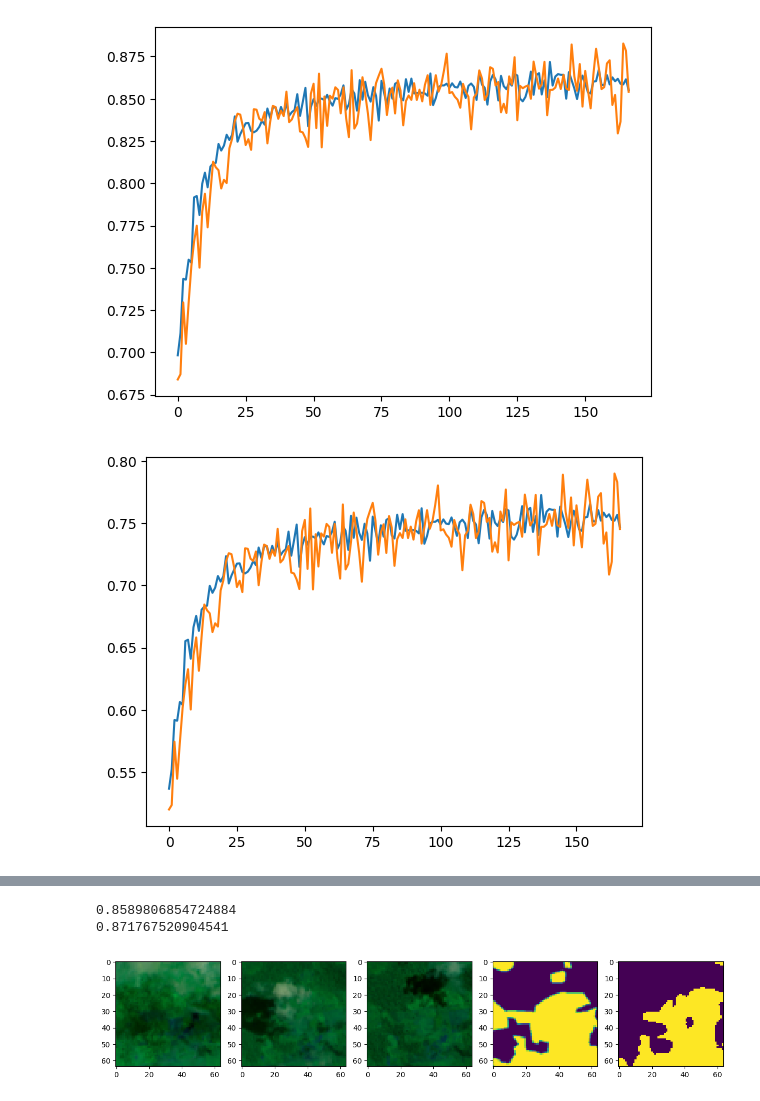
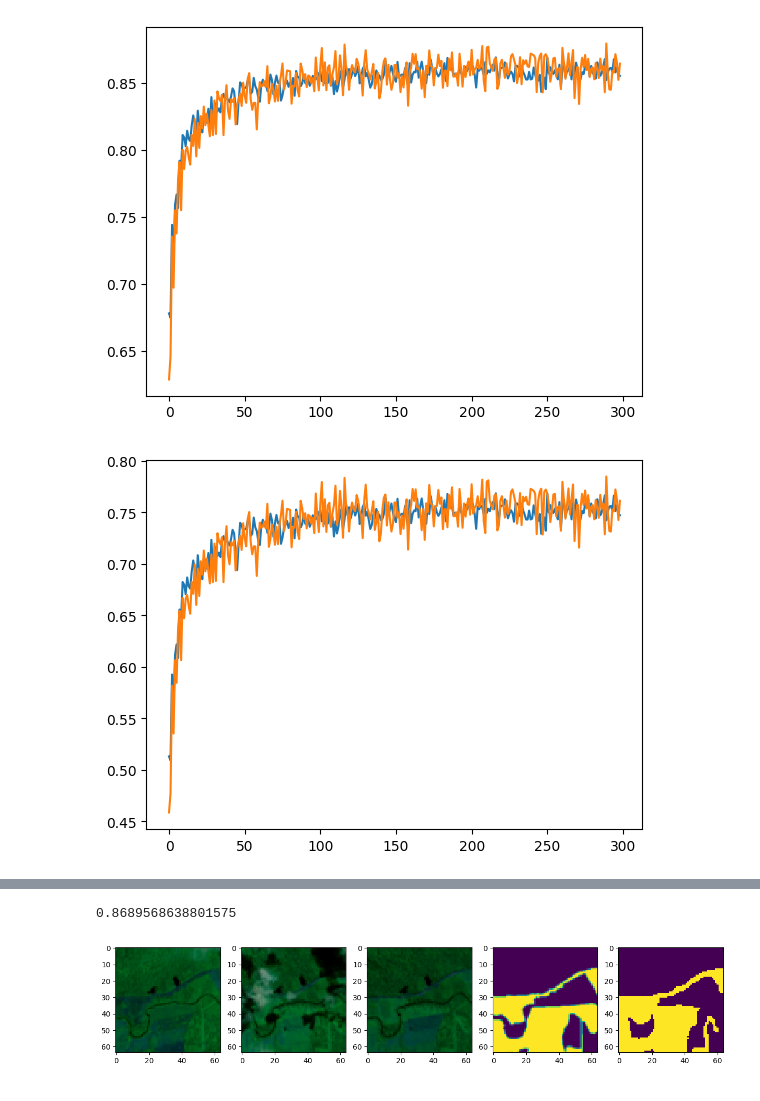
Before and after one commit to danilolc/deforestation-segmentation, a Jupyter notebook: 7 Triple Segmentation.ipynb, the cells around one changed output, grey strips where cells are left out. Cells and saved outputs as stored; diff of their text form; code cells hidden in the pictures.

```diff
--- a/7 Triple Segmentation.ipynb
+++ b/7 Triple Segmentation.ipynb
@@ -61,8 +61,8 @@ class SatelliteDataset(Dataset):
                 transforms.RandomCrop((64, 64)),
                 transforms.Normalize(IM, IS),
 
-                transforms.RandomApply([ChannelJitter(0.2, 0.2)], p=0.3),
-                transforms.RandomApply([RandomNoise(0.2)], p=0.3),
+                transforms.RandomApply([ChannelJitter(0.2, 0.2)], p=0.2),
+                transforms.RandomApply([RandomNoise(0.2)], p=0.2),
             ])
 
     def __len__(self):
@@ -80,6 +80,10 @@ class SatelliteDataset(Dataset):
 
         return img[:-1, :, :].to(device), img[-1, :, :].to(device)
 
+# Results depend on validation set, so we fix the seed
+np.random.seed(0)
+torch.manual_seed(0)
+
 positions = df[["lat", "lon"]].drop_duplicates()
 
 train_positions = positions.sample(frac=0.8)
@@ -94,4 +98,6 @@ val_dl = DataLoader(val_ds, batch_size=len(val_ds) * 4, shuffle=True)
 test_dl = DataLoader(train_ds, batch_size=len(val_ds), shuffle=True)
 
 len(train_ds), len(val_ds)
+
+val_ds.positions
 # %% [output]
@@ -115,6 +134,7 @@ class Network(nn.Module):
         super().__init__()
 
         self.enc = nn.Sequential(
+            ConvolutionBlock(8, 8, kernel_size=3),
             ASPP(8, 8),
         )
 
@@ -203,8 +223,8 @@ loss_fn = lambda output, target: bce_loss(output, target) + 2 * ssim_loss(torch.
 
 optimizer = torch.optim.AdamW(model.parameters(), lr=1e-4)
 
-epochs = 200
-patience = 30
+epochs = 300
+patience = 100
 
 best_f1 = -torch.inf
 best_model = model.state_dict()
@@ -271,33 +291,23 @@ for i in range(epochs):
 ... (88 outputs left out)
 # %%
-from scipy.ndimage import uniform_filter1d
+model.eval()
 
 val_f1 = [x[0] for x in val_losses]
 val_iou = [x[1] for x in val_losses]
 
 train_f1 = [x[0] for x in train_losses]
 train_iou = [x[1] for x in train_losses]
 
 # plot val_losses, train_losses on the same plot
 plt.plot(val_f1[1:]) # azul
 plt.plot(train_f1[1:]) # laranja
 plt.show()
 
 plt.plot(val_iou[1:]) # azul
 plt.plot(train_iou[1:]) # laranja
 plt.show()
 
-aa = np.array(val_f1[1:])
-aa = uniform_filter1d(aa, size=10)
-plt.plot(aa)
-
-bb = np.array(train_f1[1:])
-bb = uniform_filter1d(bb, size=10)
-plt.plot(bb)
-plt.show()
-
-print(aa[-1])
 print(max(val_f1))
 # %% [output]
-[figure, old version]
+[figure, new version]
-[figure, old version]
+[figure, new version]
@@ -305,6 +314,5 @@ print(max(val_f1))
-0.8589806854724884
-0.871767520904541
+0.8689568638801575
 # %%
 plot_images()
 # %% [output]
-[figure, old version]
+[figure, new version]
```
Also changed, not shown: parts of 5 cells of this notebook, 4 other files.
